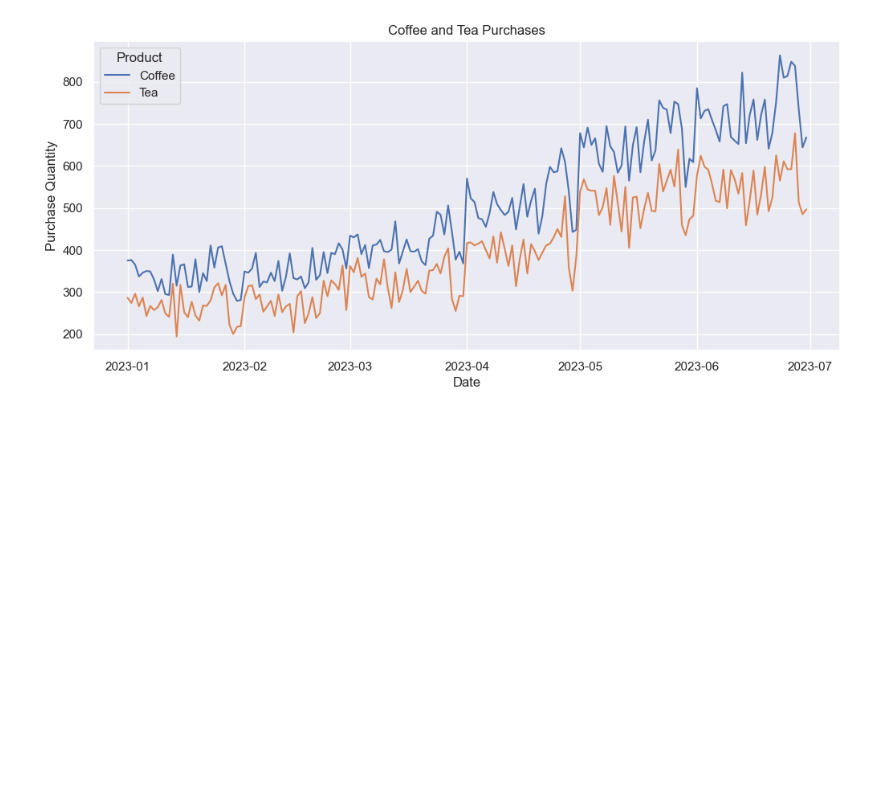
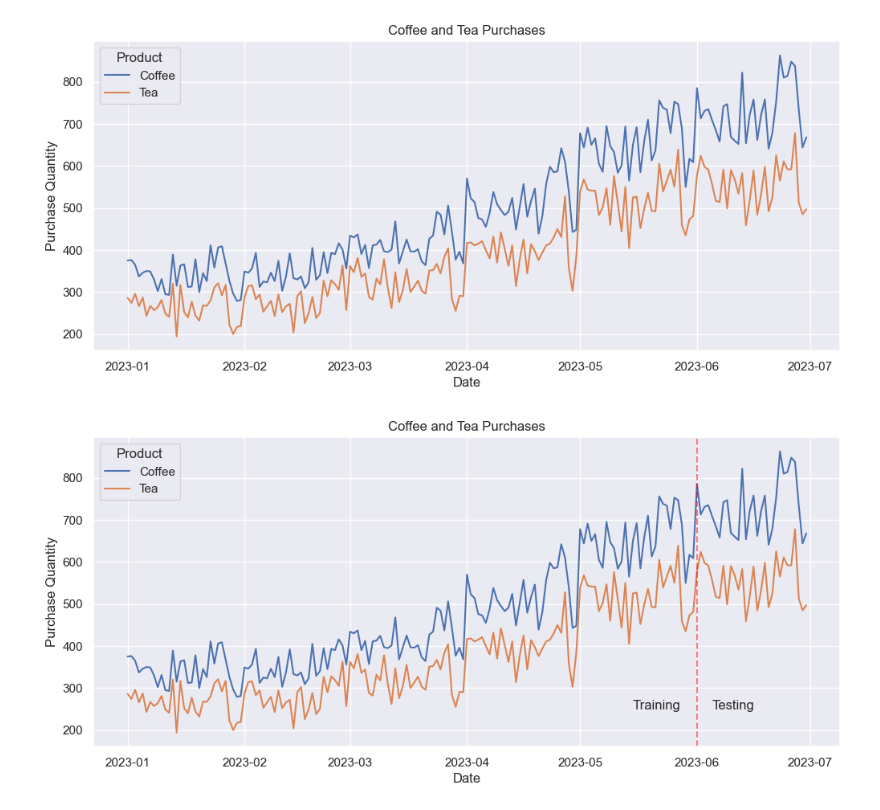
Before and after one commit to Murphysics1/masters_capstone, a Jupyter notebook: Data_Prep.ipynb, the cells around one changed output. Cells and saved outputs as stored; diff of their text form; code cells hidden in the pictures; blank space fills up the shorter version.

Commit message:
Added Visual for Paper

```diff
--- a/Data_Prep.ipynb
+++ b/Data_Prep.ipynb
@@ -132,6 +132,24 @@ plt.savefig("Images/coffee_and_tea.png")
 plt.show()
 # %% [output]
 [figure]
+# %%
+#visualize prepared data
+
+fig, ax = plt.subplots(figsize=(12,5))
+
+sns.lineplot(data=df,x='Date',y='Quantity',hue='Product',ax=ax)
+ax.set_xlabel('Date')
+ax.set_ylabel('Purchase Quantity')
+ax.set_title('Coffee and Tea Purchases')
+ax.axvline(x = pd.to_datetime('2023-06-01'),linestyle = '--', c = 'red', alpha = 0.5)
+ax.text(x = pd.to_datetime('2023-05-15'), y = 250, s = 'Training')
+ax.text(x = pd.to_datetime('2023-06-05'), y = 250, s = 'Testing')
+
+plt.savefig("Images/coffee_and_tea_with_split.png")
+
+plt.show()
+# %% [output]
+[figure, added]
 # %%
 #export prepared data for analysis
 
```
